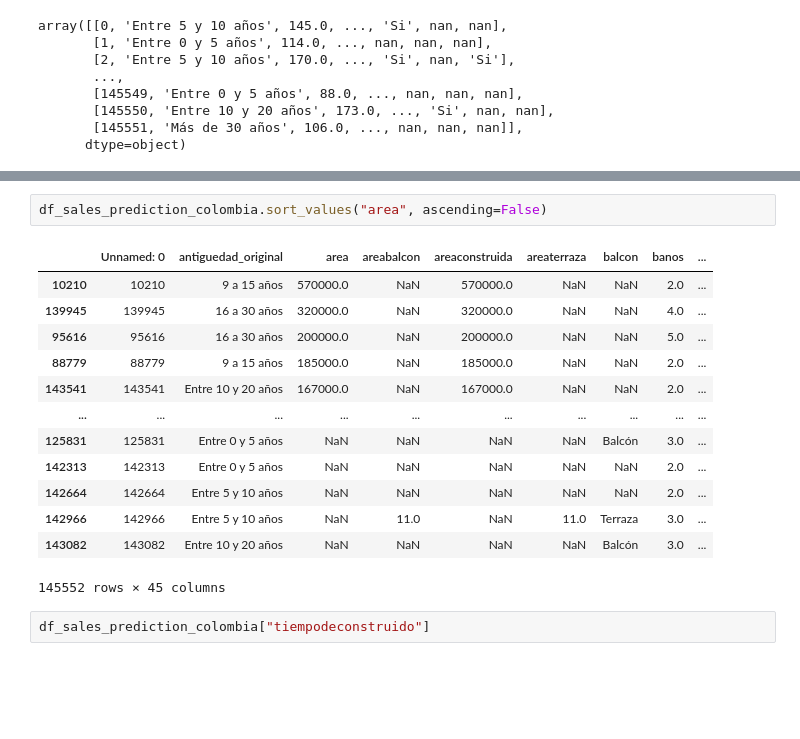
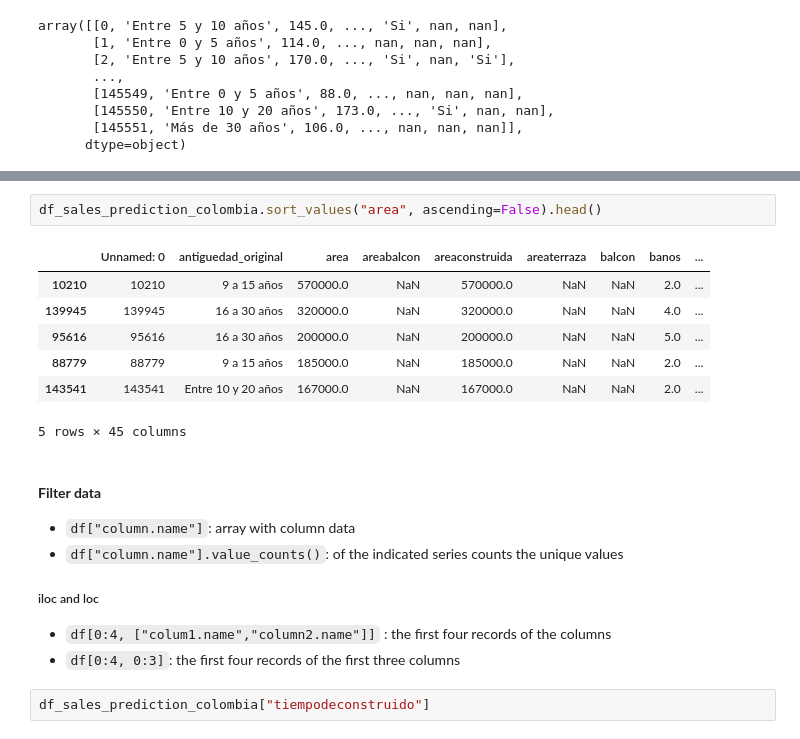
Before and after one commit to William-CCS96/pandas_library_functions, a Jupyter notebook: notebooks/0_0_pandas_numpy_prediction_houses_colombia.ipynb, the cells around one changed output, grey strips where cells are left out. Cells and saved outputs as stored; diff of their text form; blank space fills up the shorter version.

Commit message:
Funtions filter and modifit

```diff
--- a/notebooks/0_0_pandas_numpy_prediction_houses_colombia.ipynb
+++ b/notebooks/0_0_pandas_numpy_prediction_houses_colombia.ipynb
@@ -171,19 +192,21 @@ df_sales_prediction_colombia.T
 # %%
-df_sales_prediction_colombia.sort_values("area", ascending=False)
+df_sales_prediction_colombia.sort_values("area", ascending=False).head()
 # %% [output]
 |  | Unnamed: 0 | antiguedad_original | area | areabalcon | areaconstruida | areaterraza | balcon | banos | ... |
 | 10210 | 10210 | 9 a 15 años | 570000.0 | NaN | 570000.0 | NaN | NaN | 2.0 | ... |
 | 139945 | 139945 | 16 a 30 años | 320000.0 | NaN | 320000.0 | NaN | NaN | 4.0 | ... |
 | 95616 | 95616 | 16 a 30 años | 200000.0 | NaN | 200000.0 | NaN | NaN | 5.0 | ... |
 | 88779 | 88779 | 9 a 15 años | 185000.0 | NaN | 185000.0 | NaN | NaN | 2.0 | ... |
 | 143541 | 143541 | Entre 10 y 20 años | 167000.0 | NaN | 167000.0 | NaN | NaN | 2.0 | ... |
-| ... | ... | ... | ... | ... | ... | ... | ... | ... | ... |
-| 125831 | 125831 | Entre 0 y 5 años | NaN | NaN | NaN | NaN | Balcón | 3.0 | ... |
-| 142313 | 142313 | Entre 0 y 5 años | NaN | NaN | NaN | NaN | NaN | 2.0 | ... |
-| 142664 | 142664 | Entre 5 y 10 años | NaN | NaN | NaN | NaN | NaN | 2.0 | ... |
-| 142966 | 142966 | Entre 5 y 10 años | NaN | 11.0 | NaN | 11.0 | Terraza | 3.0 | ... |
-| 143082 | 143082 | Entre 10 y 20 años | NaN | NaN | NaN | NaN | Balcón | 3.0 | ... |
-145552 rows × 45 columns
+5 rows × 45 columns
+# %% [markdown]
+#### **Filter data**
+* `df["column.name"]`: array with column data
+* `df["column.name"].value_counts()`: of the indicated series counts the unique values
+
+##### iloc and loc
+* `df[0:4, ["colum1.name","column2.name"]]` : the first four records of the columns
+* `df[0:4, 0:3]`: the first four records of the first three columns
 # %%
 df_sales_prediction_colombia["tiempodeconstruido"]
 # %% [output]
```
Also changed, not shown: parts of 6 cells of this notebook.
